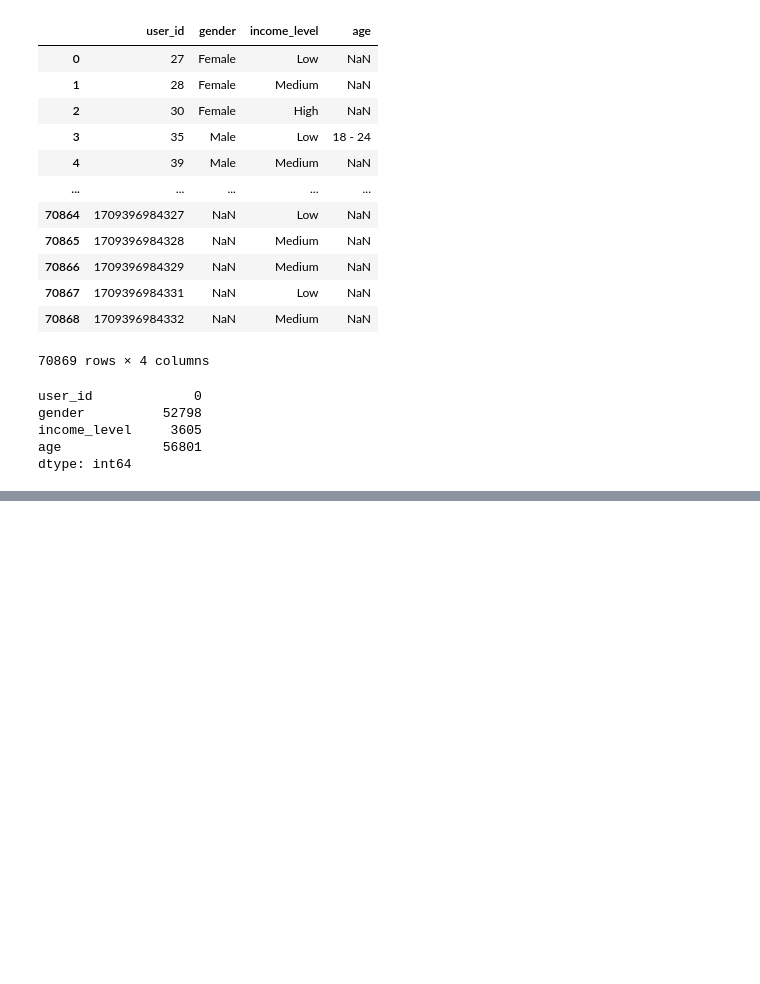
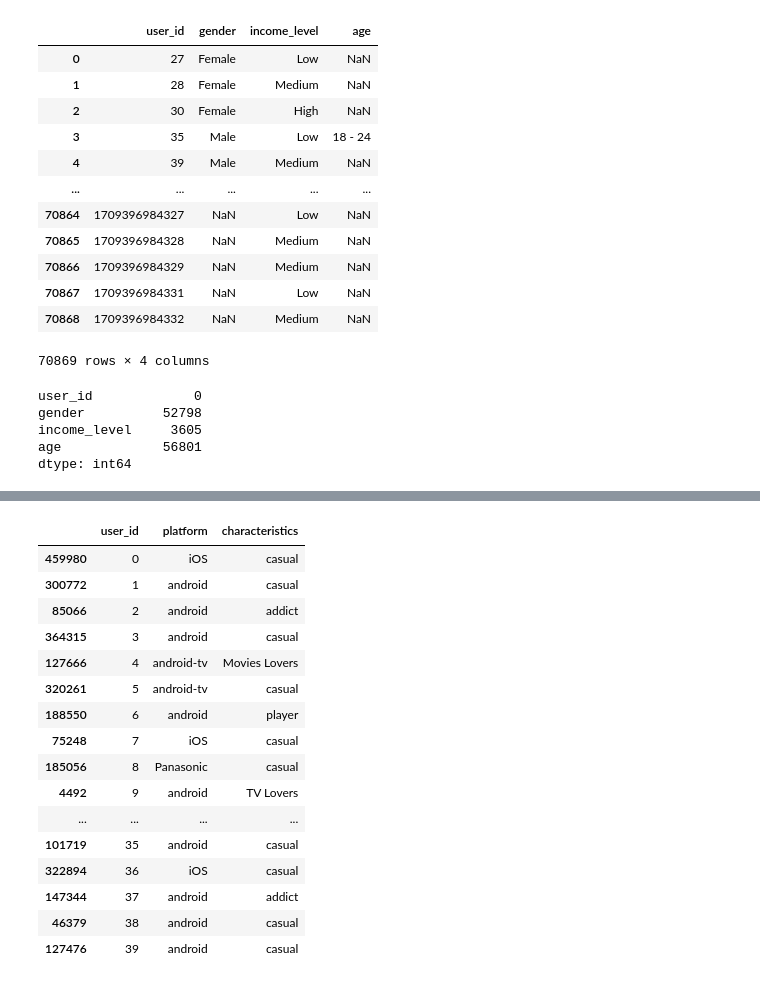
Before and after one commit to sng-11/final_project, a Jupyter notebook: cleaning.ipynb, the cells around one changed output, grey strips where cells are left out. Saved outputs shown, nothing was run; the diff lists cells and outputs as text; code cells hidden in the pictures; blank space fills up the shorter version.

```diff
--- a/cleaning.ipynb
+++ b/cleaning.ipynb
@@ -526,0 +534,7 @@ final_demo_df.to_csv('final_demographics.csv')
+# %%
+#Clean up preferences. Remove iflix Viewing Behaviour rows to its own dataframe. And the
+#user_ids will be defined by level_2 values and level_3 values for those with "iflix viewing
+#behaviour" in level_2.
+
+fans_df = preferences_df[preferences_df.level_2 != 'iflix Viewing Behaviour'].drop(columns = ['level_1','level_3','confidence_score']).rename(columns={"level_2":"characteristics"})
+fans_df
@@ -526,0 +595,4 @@ final_demo_df.to_csv('final_demographics.csv')
+# %%
+#Add behaviour_df to fans_df to get the characteristics of all users.
+characteristics_df = behaviour_df.append(fans_df)
+characteristics_df
@@ -526,0 +613,21 @@ final_demo_df.to_csv('final_demographics.csv')
+# %%
+characteristics_df = characteristics_df.sort_values(by=['user_id'])
+characteristics_df.head(40)
+# %% [output]
+|  | user_id | platform | characteristics |
+| 459980 | 0 | iOS | casual |
+| 300772 | 1 | android | casual |
+| 85066 | 2 | android | addict |
+| 364315 | 3 | android | casual |
+| 127666 | 4 | android-tv | Movies Lovers |
+| 320261 | 5 | android-tv | casual |
+| 188550 | 6 | android | player |
+| 75248 | 7 | iOS | casual |
+| 185056 | 8 | Panasonic | casual |
+| 4492 | 9 | android | TV Lovers |
+| ... | ... | ... | ... |
+| 101719 | 35 | android | casual |
+| 322894 | 36 | iOS | casual |
+| 147344 | 37 | android | addict |
+| 46379 | 38 | android | casual |
+| 127476 | 39 | android | casual |
```
Also changed, not shown: parts of 14 cells of this notebook.
